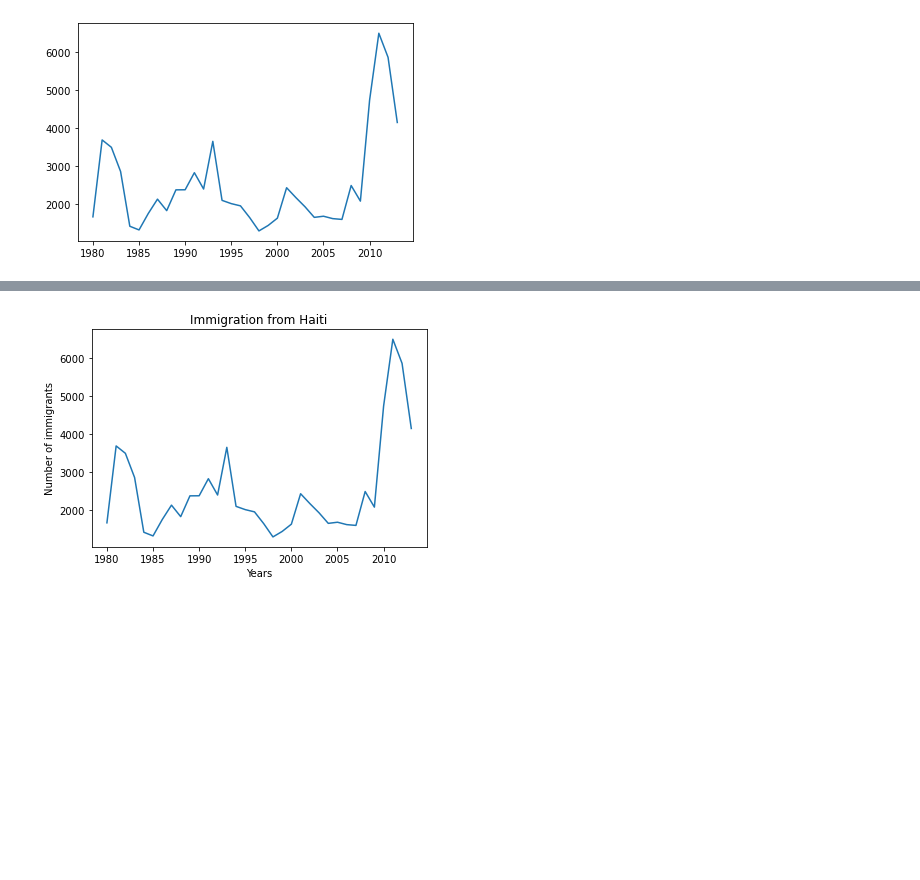
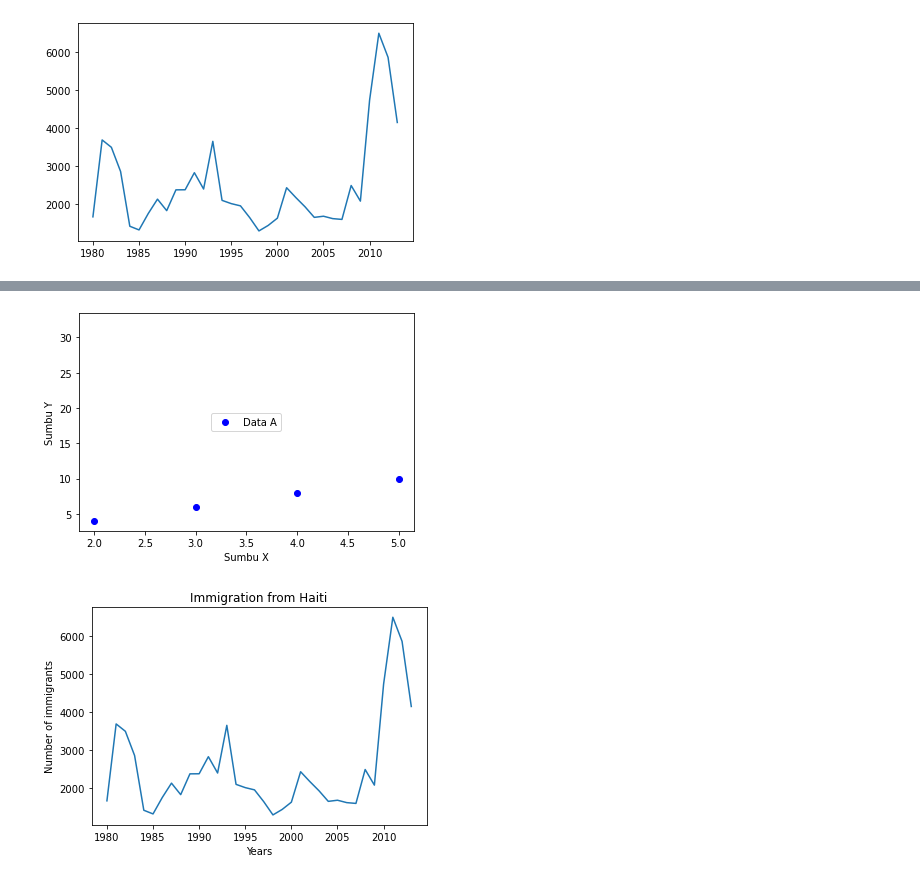
Before and after one commit to soniputra/H8_PYTN-KS04-008, a Jupyter notebook: Sesi 7/Basic Visualization.ipynb, the cells around one changed output, grey strips where cells are left out. Cells and saved outputs as stored; diff of their text form; code cells hidden in the pictures; blank space fills up the shorter version.

```diff
--- a/Sesi 7/Basic Visualization.ipynb
+++ b/Sesi 7/Basic Visualization.ipynb
@@ -427,0 +466,13 @@ haiti.plot();
+# %%
+# Grafik 2 buah bentuk dalam satu axes
+x = np.array([[2, 3, 4, 5]])
+y0 = 2 * x
+y1 = 2 ** x
+plt.plot(x, y0, "bo", x, y1, "g--")
+plt.xlabel("Sumbu X")
+plt.ylabel("Sumbu Y")
+plt.legend(["Data A"], loc="center")  # loc -> for location
+
+plt.show()
+# %% [output]
+[figure, added]
```
Also changed, not shown: parts of 21 cells of this notebook, 8 other files.
